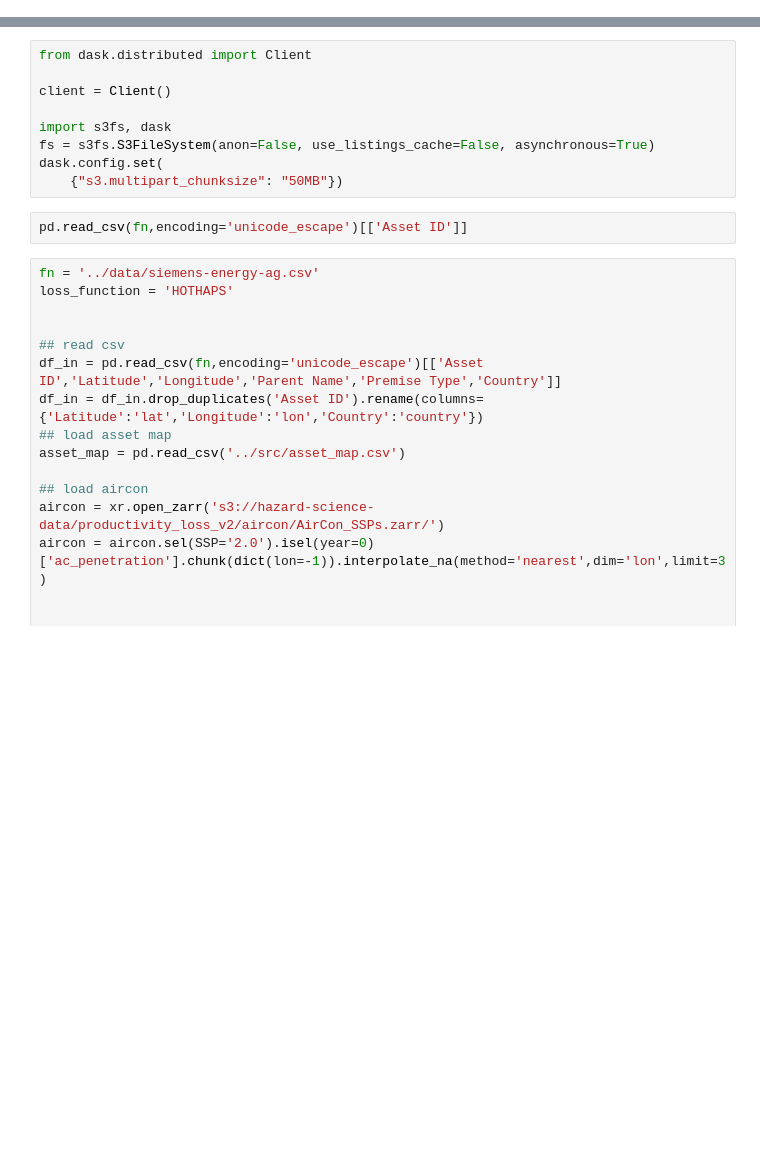
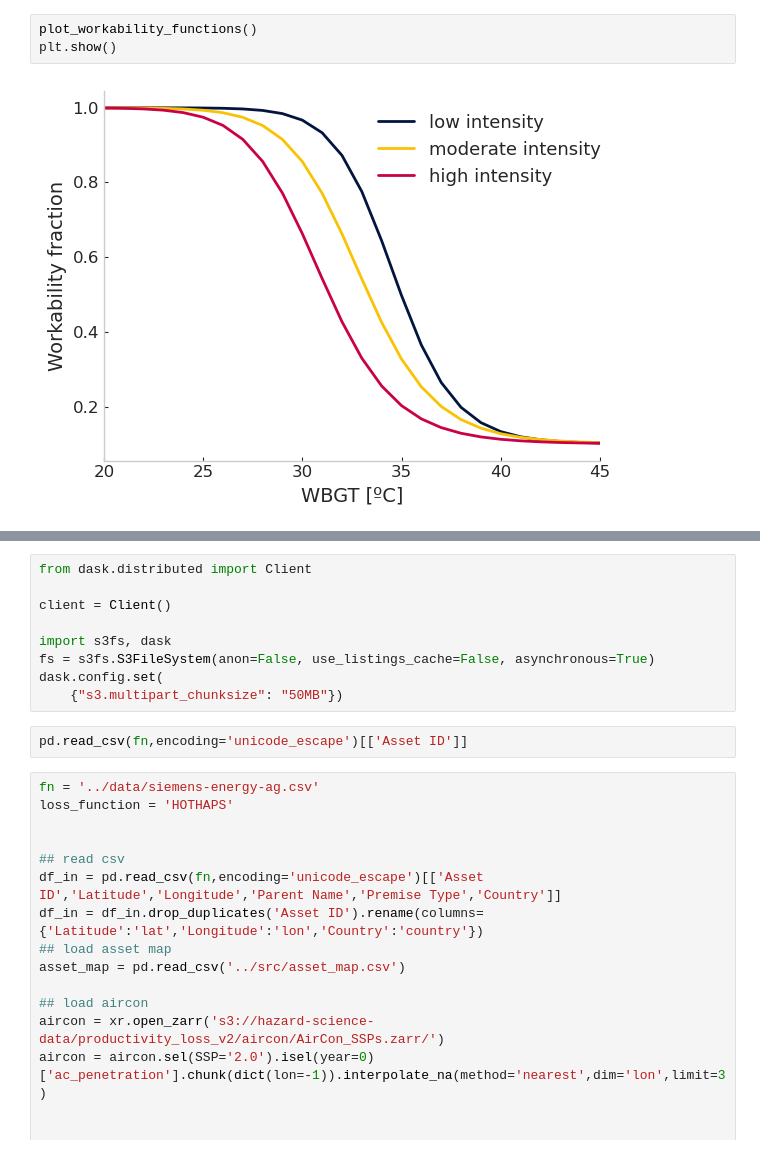
Before and after one commit to climate-x-org/Productivity_Loss_V2.0, a Jupyter notebook: dev/development.ipynb, the cells around one changed output, grey strips where cells are left out. Cells and saved outputs as stored; diff of their text form; blank space fills up the shorter version.

```diff
--- a/dev/development.ipynb
+++ b/dev/development.ipynb
@@ -4,0 +93,5 @@ import numpy as np
+# %%
+plot_workability_functions()
+plt.show()
+# %% [output]
+[figure, added]
```
Also changed, not shown: parts of 10 cells of this notebook, 5 other files.
